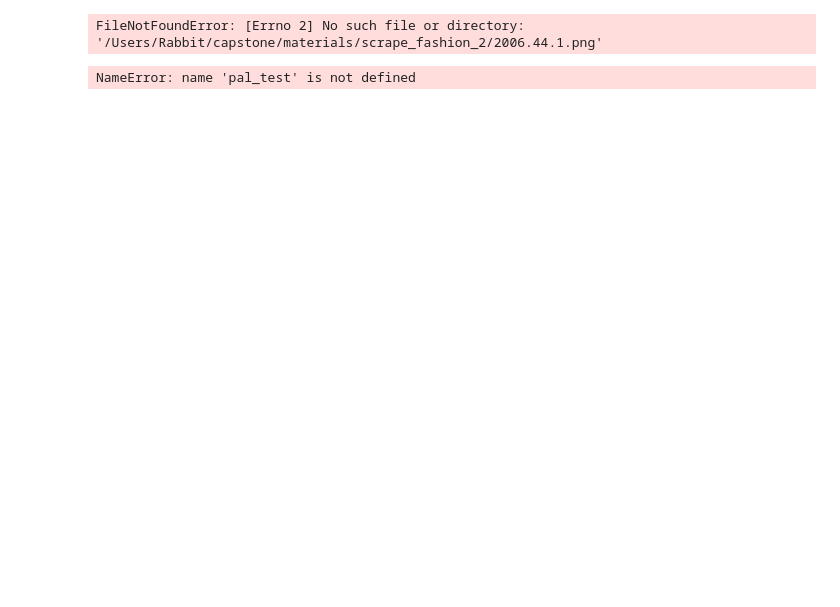
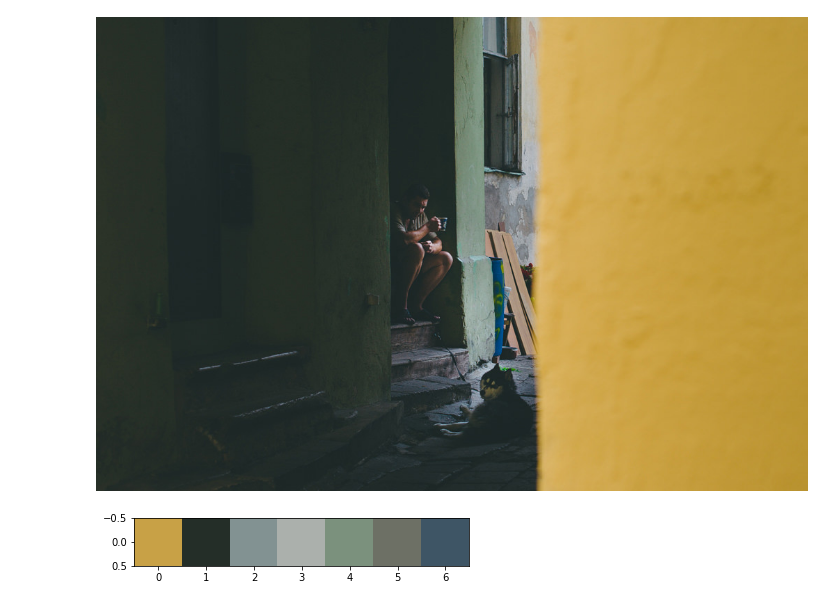
Before and after one commit to TaylorDiego/color_trend_analysis, a Jupyter notebook: notebook/color_palette_explore.ipynb, the cells around one changed output. Saved outputs shown, nothing was run; the diff lists cells and outputs as text; code cells hidden in the pictures; blank space fills up the shorter version.

```diff
--- a/notebook/color_palette_explore.ipynb
+++ b/notebook/color_palette_explore.ipynb
@@ -209,23 +238,26 @@ def display_palette(img):
 # %%
 # pic_test = test_images[2]
-pic_test = loc_fashion_images[1]
+pic_test = test_images[1]
 # %%
 from colorthief import ColorThief
 import io
 
 colorthief = ColorThief(pic_test)
-# %% [output]
-FileNotFoundError: [Errno 2] No such file or directory: '/Users/Rabbit/capstone/materials/scrape_fashion_2/2006.44.1.png'
 # %%
-pal_test.clear
+palette_list = []
+color_arr = []
+color_val = []
+
+# pal_test.clear
 pal_test = colorthief.get_palette(color_count=7, quality=1)
 pal_test
 
-color_arr.clear
+# color_arr.clear
 color_arr = convert_rgb_to_percent(pal_test)
 
 display_color(color_arr)
 
 colorthief.image
 # %% [output]
-NameError: name 'pal_test' is not defined
+[figure, added]
+[figure, added]
```
Also changed, not shown: parts of 49 cells of this notebook.
